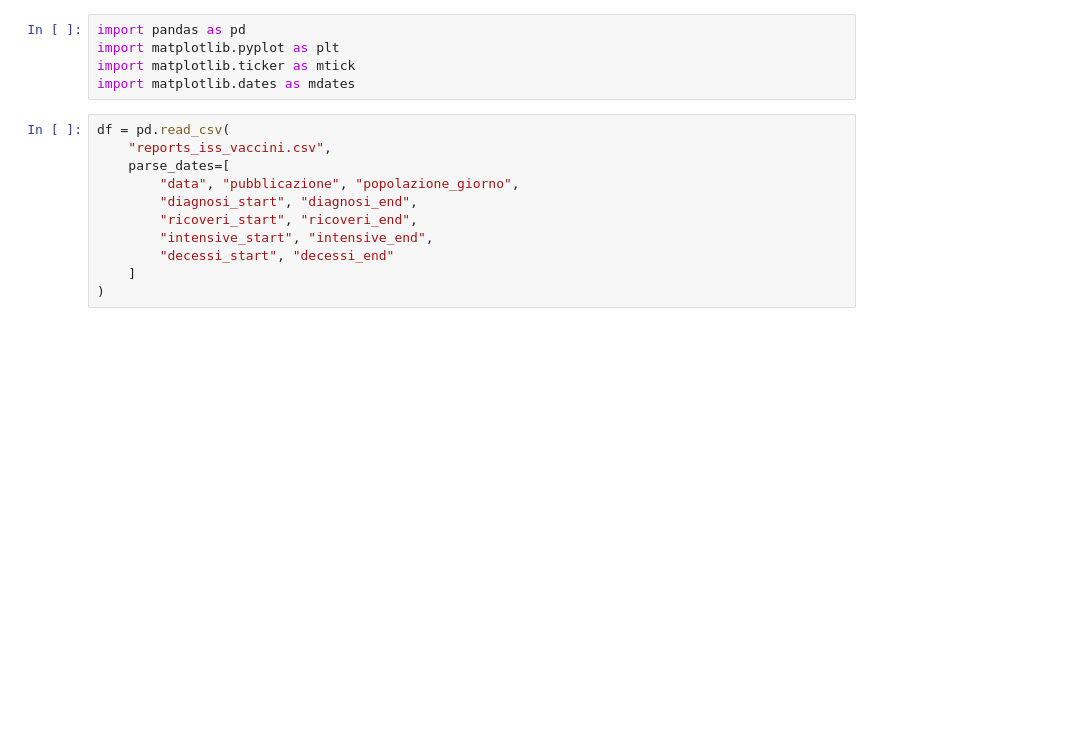
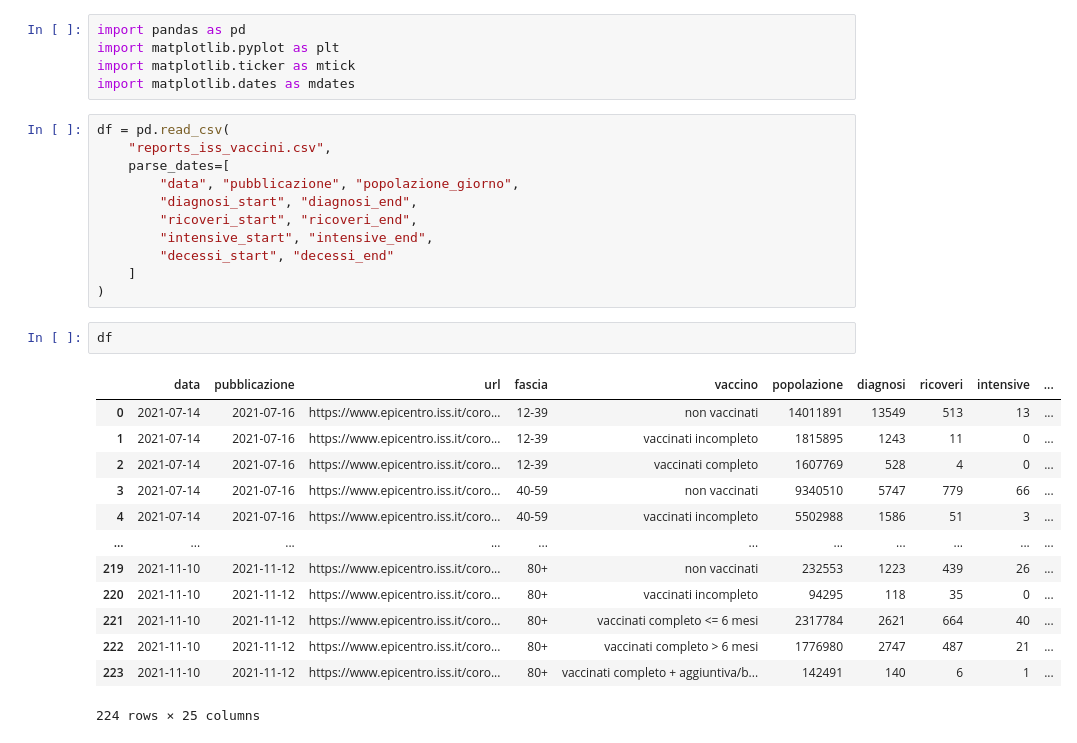
Before and after one commit to maxdevblock/covid_iss_vaccini_reports, a Jupyter notebook: Esempio_di_utilizzo.ipynb, the cells around one changed output. Saved outputs shown, nothing was run; the diff lists cells and outputs as text; blank space fills up the shorter version.

```diff
--- a/Esempio_di_utilizzo.ipynb
+++ b/Esempio_di_utilizzo.ipynb
@@ -14,6 +14,22 @@ df = pd.read_csv(
         "decessi_start", "decessi_end"
     ]
 )
+# %%
+df
+# %% [output]
+|  | data | pubblicazione | url | fascia | vaccino | popolazione | diagnosi | ricoveri | intensive | ... |
+| 0 | 2021-07-14 | 2021-07-16 | https://www.epicentro.iss.it/coro... | 12-39 | non vaccinati | 14011891 | 13549 | 513 | 13 | ... |
+| 1 | 2021-07-14 | 2021-07-16 | https://www.epicentro.iss.it/coro... | 12-39 | vaccinati incompleto | 1815895 | 1243 | 11 | 0 | ... |
+| 2 | 2021-07-14 | 2021-07-16 | https://www.epicentro.iss.it/coro... | 12-39 | vaccinati completo | 1607769 | 528 | 4 | 0 | ... |
+| 3 | 2021-07-14 | 2021-07-16 | https://www.epicentro.iss.it/coro... | 40-59 | non vaccinati | 9340510 | 5747 | 779 | 66 | ... |
+| 4 | 2021-07-14 | 2021-07-16 | https://www.epicentro.iss.it/coro... | 40-59 | vaccinati incompleto | 5502988 | 1586 | 51 | 3 | ... |
+| ... | ... | ... | ... | ... | ... | ... | ... | ... | ... | ... |
+| 219 | 2021-11-10 | 2021-11-12 | https://www.epicentro.iss.it/coro... | 80+ | non vaccinati | 232553 | 1223 | 439 | 26 | ... |
+| 220 | 2021-11-10 | 2021-11-12 | https://www.epicentro.iss.it/coro... | 80+ | vaccinati incompleto | 94295 | 118 | 35 | 0 | ... |
+| 221 | 2021-11-10 | 2021-11-12 | https://www.epicentro.iss.it/coro... | 80+ | vaccinati completo <= 6 mesi | 2317784 | 2621 | 664 | 40 | ... |
+| 222 | 2021-11-10 | 2021-11-12 | https://www.epicentro.iss.it/coro... | 80+ | vaccinati completo > 6 mesi | 1776980 | 2747 | 487 | 21 | ... |
+| 223 | 2021-11-10 | 2021-11-12 | https://www.epicentro.iss.it/coro... | 80+ | vaccinati completo + aggiuntiva/b... | 142491 | 140 | 6 | 1 | ... |
+224 rows × 25 columns
 # %%
 df.info()
 # %% [output]
```
Also changed, not shown: parts of 9 cells of this notebook, 3 other files.
